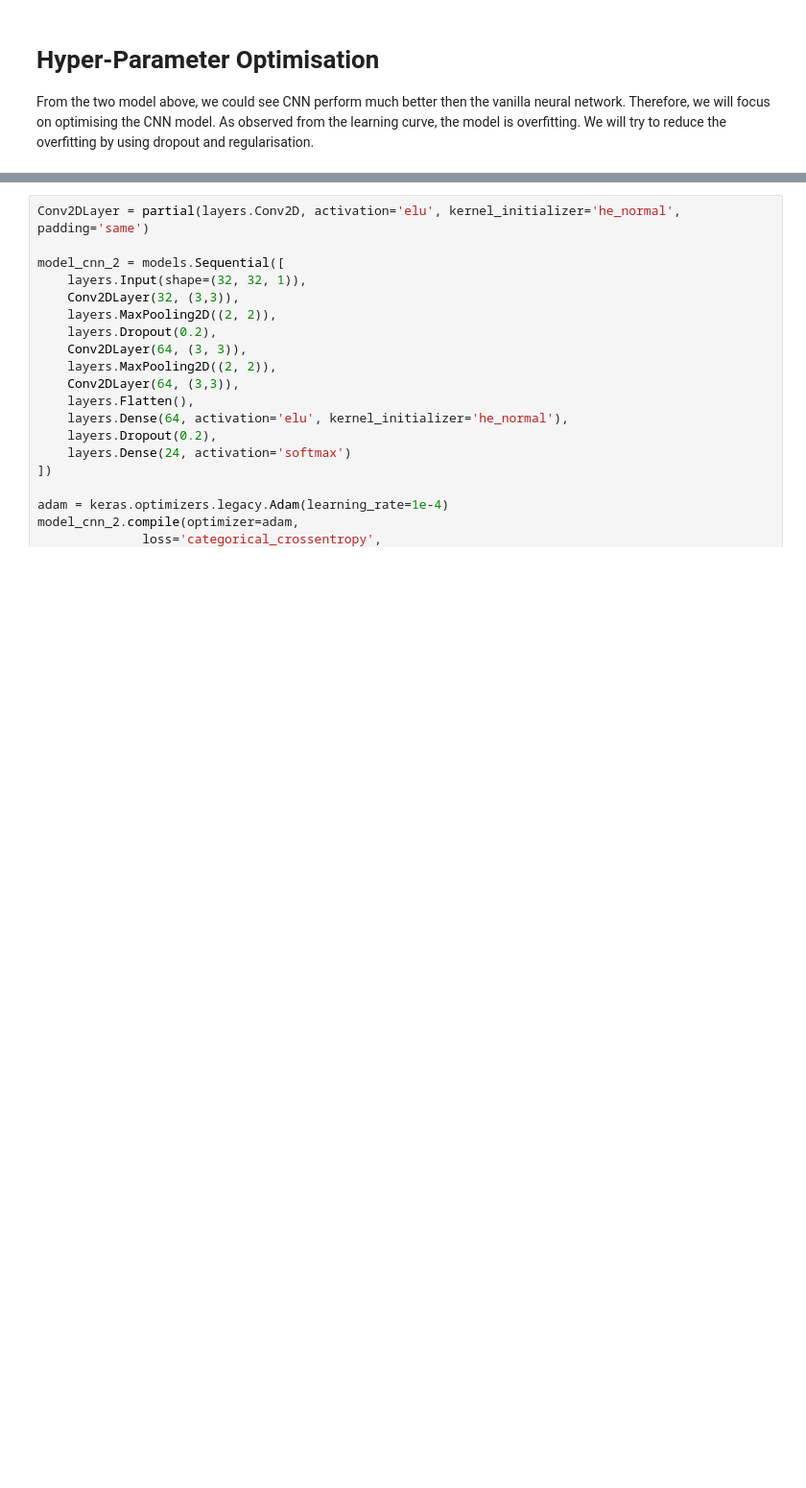
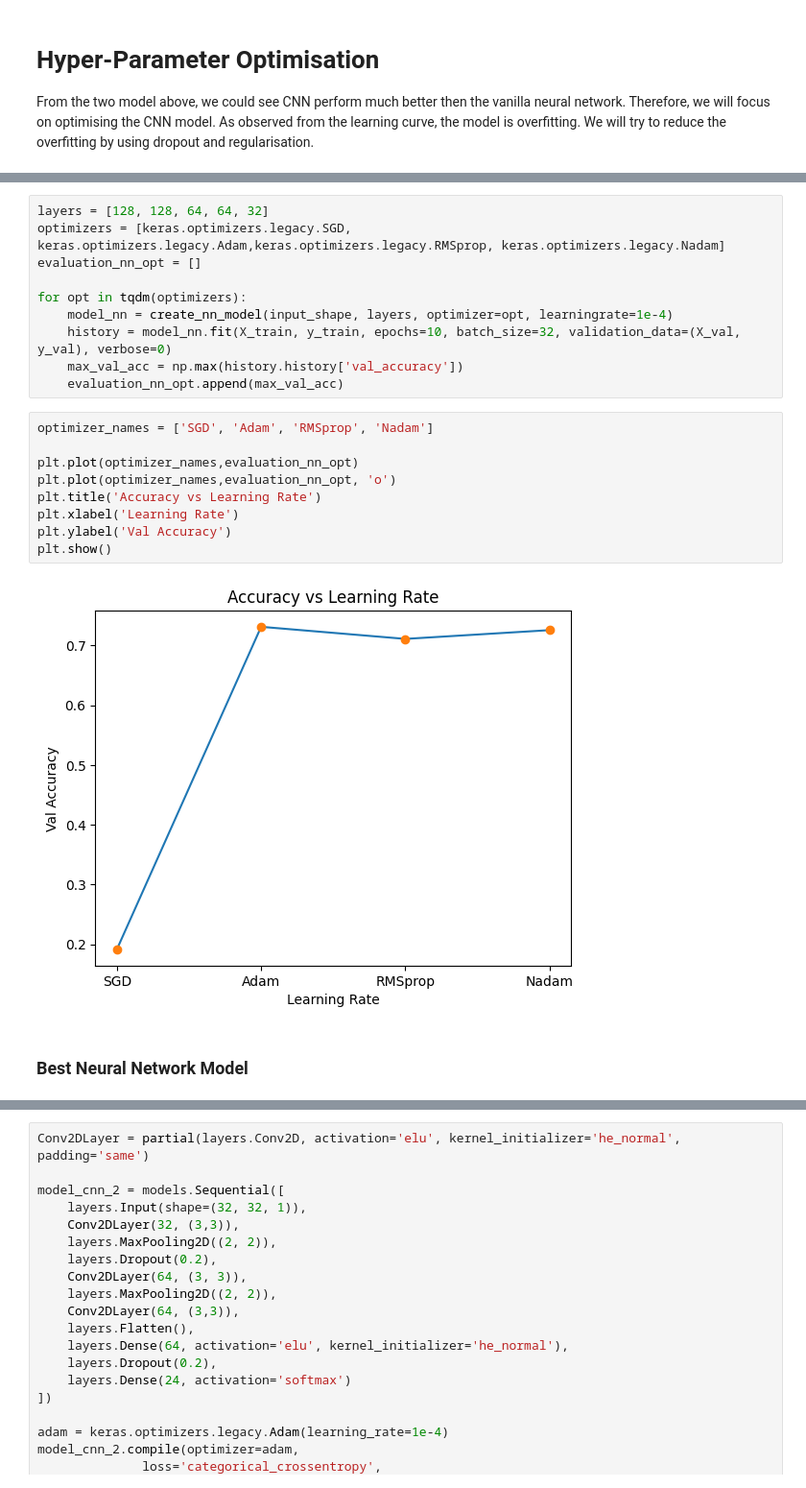
Before and after one commit to robinviltoriano/sign_language, a Jupyter notebook: Assignment3_UMLT_2024_instructions.ipynb, the cells around one changed output, grey strips where cells are left out. Shown at 96% size. Drawn from its saved outputs; the diff is of its cells as text; blank space fills up the shorter version.

```diff
--- a/Assignment3_UMLT_2024_instructions.ipynb
+++ b/Assignment3_UMLT_2024_instructions.ipynb
@@ -521,0 +561,23 @@ From the two model above, we could see CNN perform much better then the vanilla
+# %%
+layers = [128, 128, 64, 64, 32]
+optimizers = [keras.optimizers.legacy.SGD, keras.optimizers.legacy.Adam,keras.optimizers.legacy.RMSprop, keras.optimizers.legacy.Nadam]
+evaluation_nn_opt = []
+
+for opt in tqdm(optimizers):
+    model_nn = create_nn_model(input_shape, layers, optimizer=opt, learningrate=1e-4)
+    history = model_nn.fit(X_train, y_train, epochs=10, batch_size=32, validation_data=(X_val, y_val), verbose=0)
+    max_val_acc = np.max(history.history['val_accuracy'])
+    evaluation_nn_opt.append(max_val_acc)
+# %%
+optimizer_names = ['SGD', 'Adam', 'RMSprop', 'Nadam']
+
+plt.plot(optimizer_names,evaluation_nn_opt)
+plt.plot(optimizer_names,evaluation_nn_opt, 'o')
+plt.title('Accuracy vs Learning Rate')
+plt.xlabel('Learning Rate')
+plt.ylabel('Val Accuracy')
+plt.show()
+# %% [output]
+[figure, added]
+# %% [markdown]
+### Best Neural Network Model
```
Also changed, not shown: parts of 27 cells of this notebook.
